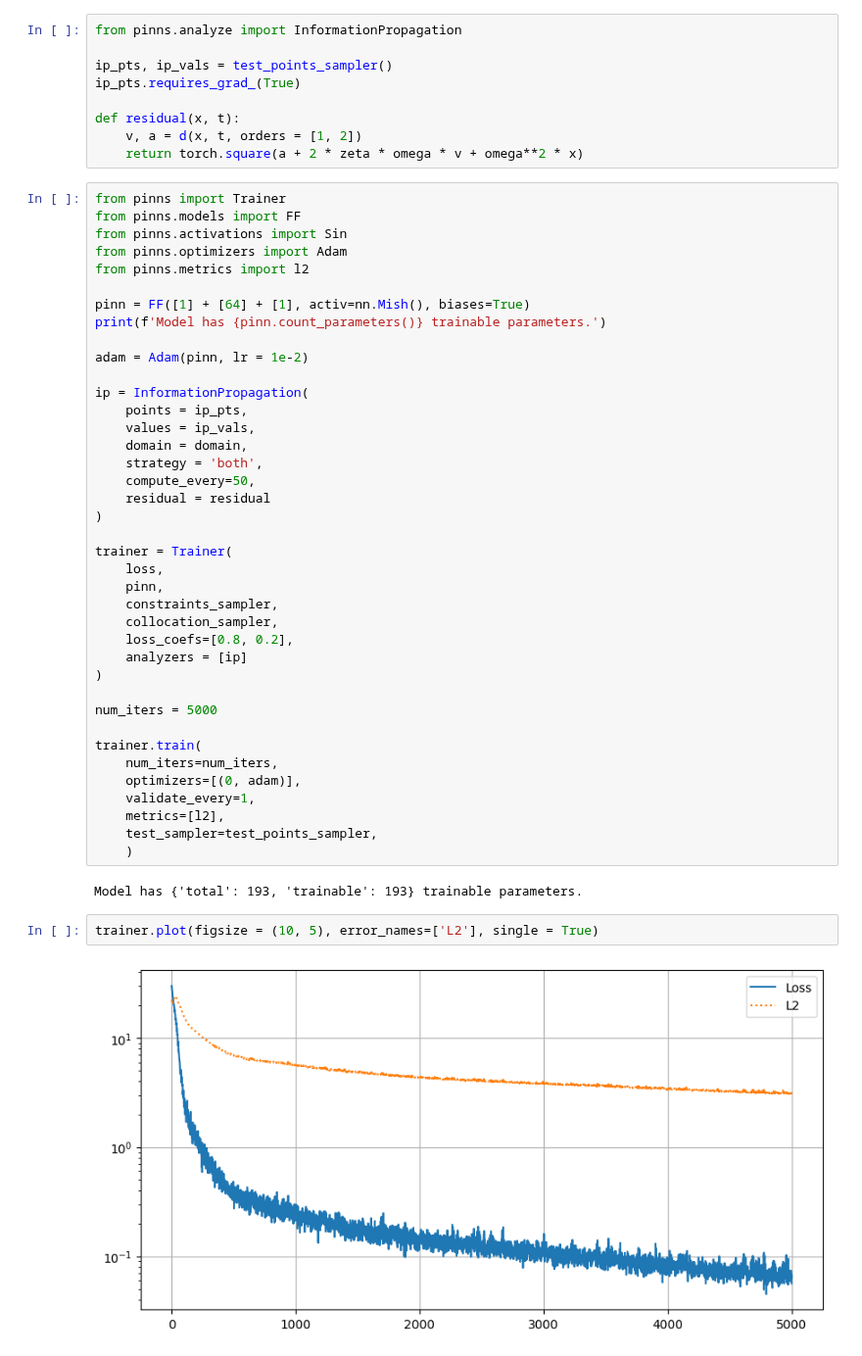
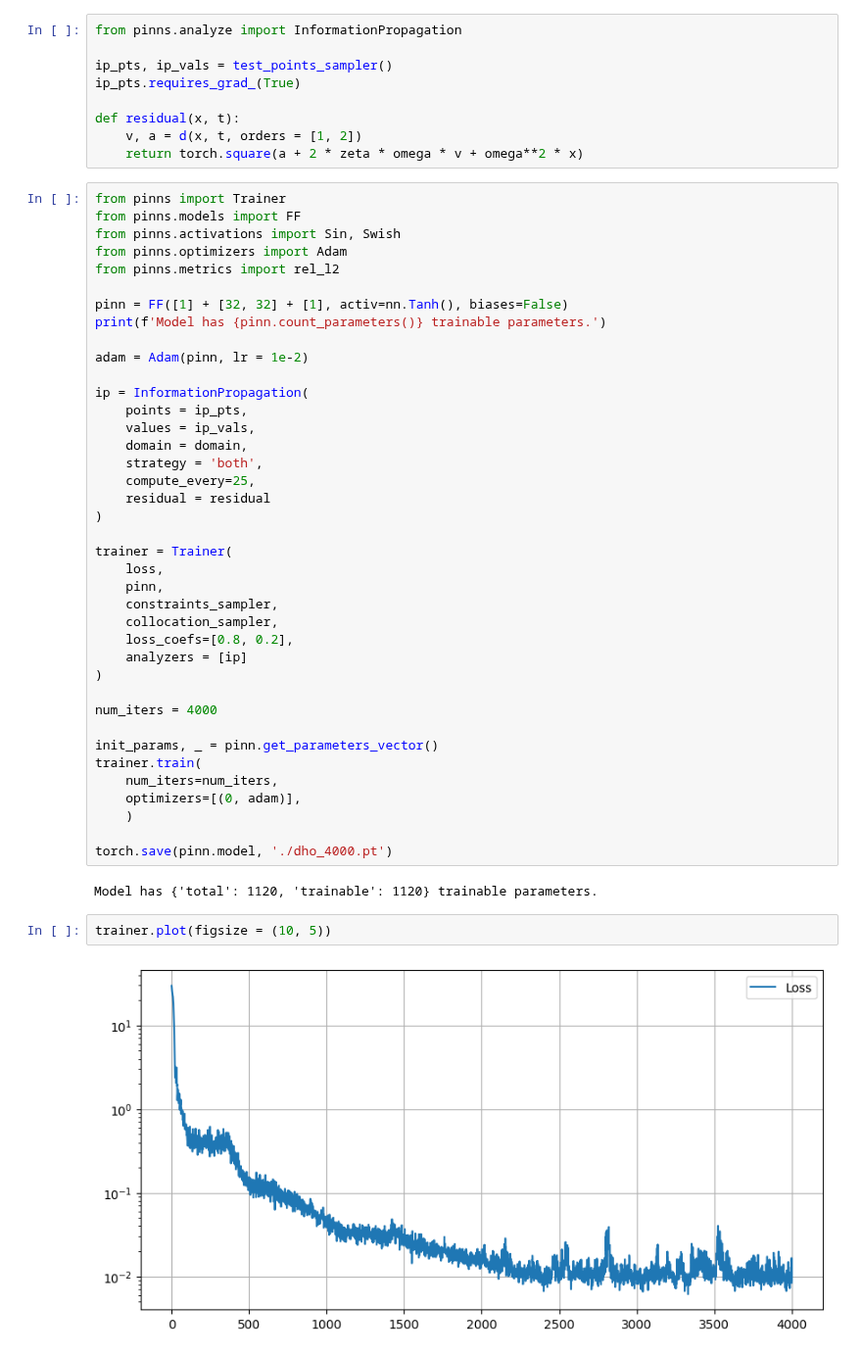
Before and after one commit to DaniilLaptev/pinns, a Jupyter notebook: experiments/information propagation/damped harmonic oscillator.ipynb, the cells around one changed output. Shown at 98% size. Drawn from its saved outputs; the diff is of its cells as text.

```diff
--- a/experiments/information propagation/damped harmonic oscillator.ipynb
+++ b/experiments/information propagation/damped harmonic oscillator.ipynb
@@ -79,11 +79,11 @@ def residual(x, t):
 # %%
 from pinns import Trainer
 from pinns.models import FF
-from pinns.activations import Sin
+from pinns.activations import Sin, Swish
 from pinns.optimizers import Adam
-from pinns.metrics import l2
+from pinns.metrics import rel_l2
 
-pinn = FF([1] + [64] + [1], activ=nn.Mish(), biases=True)
+pinn = FF([1] + [32, 32] + [1], activ=nn.Tanh(), biases=False)
 print(f'Model has {pinn.count_parameters()} trainable parameters.')
 
 adam = Adam(pinn, lr = 1e-2)
@@ -93,7 +93,7 @@ ip = InformationPropagation(
     values = ip_vals,
     domain = domain,
     strategy = 'both',
-    compute_every=50,
+    compute_every=25,
     residual = residual
 )
 
@@ -106,21 +106,21 @@ trainer = Trainer(
     analyzers = [ip]
 )
 
-num_iters = 5000
+num_iters = 4000
 
+init_params, _ = pinn.get_parameters_vector()
 trainer.train(
     num_iters=num_iters,
     optimizers=[(0, adam)],
-    validate_every=1,
-    metrics=[l2],
-    test_sampler=test_points_sampler,
     )
+
+torch.save(pinn.model, './dho_4000.pt')
 # %% [output]
-Model has {'total': 193, 'trainable': 193} trainable parameters.
+Model has {'total': 1120, 'trainable': 1120} trainable parameters.
 # %%
-trainer.plot(figsize = (10, 5), error_names=['L2'], single = True)
+trainer.plot(figsize = (10, 5))
 # %% [output]
-[figure, old version]
+[figure, new version]
 # %%
 # pinn.model = torch.load('./very_good_model_dont_delete.pt')
 
```
Also changed, not shown: parts of 5 cells of this notebook, 6 other files.
